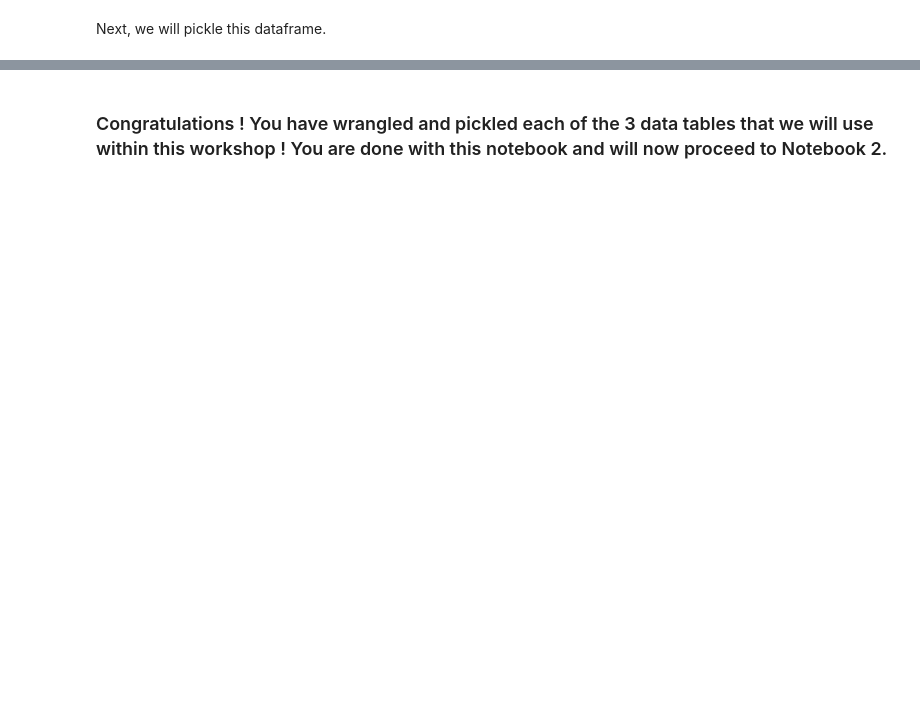
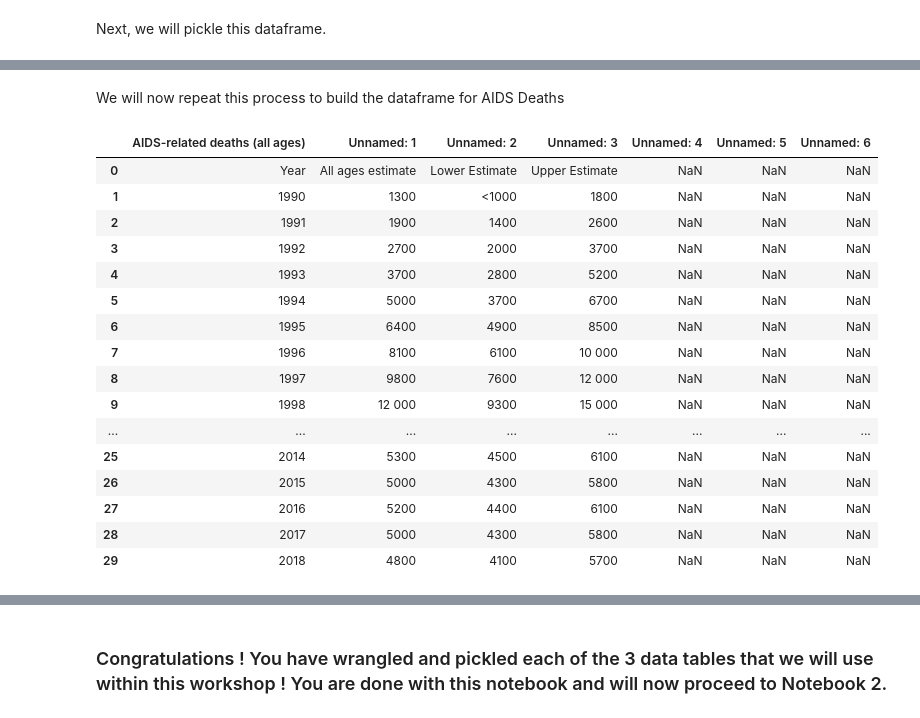
Before and after one commit to PHI-Case-Studies/2019-HIV-Prevalence-Botswana, a Jupyter notebook: HELINA-Workshop-2019-notebook-1.ipynb, the cells around one changed output, grey strips where cells are left out. Drawn from its saved outputs; the diff is of its cells as text; code cells hidden in the pictures; blank space fills up the shorter version.

```diff
--- a/HELINA-Workshop-2019-notebook-1.ipynb
+++ b/HELINA-Workshop-2019-notebook-1.ipynb
@@ -375,0 +508,22 @@ table3.to_pickle('outputs/table3pickle.pkl')
+# %% [markdown]
+We will now repeat this process to build the dataframe for AIDS Deaths
+# %%
+AIDSDEATHS_df
+# %% [output]
+|  | AIDS-related deaths (all ages) | Unnamed: 1 | Unnamed: 2 | Unnamed: 3 | Unnamed: 4 | Unnamed: 5 | Unnamed: 6 |
+| 0 | Year | All ages estimate | Lower Estimate | Upper Estimate | NaN | NaN | NaN |
+| 1 | 1990 | 1300 | <1000 | 1800 | NaN | NaN | NaN |
+| 2 | 1991 | 1900 | 1400 | 2600 | NaN | NaN | NaN |
+| 3 | 1992 | 2700 | 2000 | 3700 | NaN | NaN | NaN |
+| 4 | 1993 | 3700 | 2800 | 5200 | NaN | NaN | NaN |
+| 5 | 1994 | 5000 | 3700 | 6700 | NaN | NaN | NaN |
+| 6 | 1995 | 6400 | 4900 | 8500 | NaN | NaN | NaN |
+| 7 | 1996 | 8100 | 6100 | 10 000 | NaN | NaN | NaN |
+| 8 | 1997 | 9800 | 7600 | 12 000 | NaN | NaN | NaN |
+| 9 | 1998 | 12 000 | 9300 | 15 000 | NaN | NaN | NaN |
+| ... | ... | ... | ... | ... | ... | ... | ... |
+| 25 | 2014 | 5300 | 4500 | 6100 | NaN | NaN | NaN |
+| 26 | 2015 | 5000 | 4300 | 5800 | NaN | NaN | NaN |
+| 27 | 2016 | 5200 | 4400 | 6100 | NaN | NaN | NaN |
+| 28 | 2017 | 5000 | 4300 | 5800 | NaN | NaN | NaN |
+| 29 | 2018 | 4800 | 4100 | 5700 | NaN | NaN | NaN |
```
Also changed, not shown: parts of 62 cells of this notebook.
